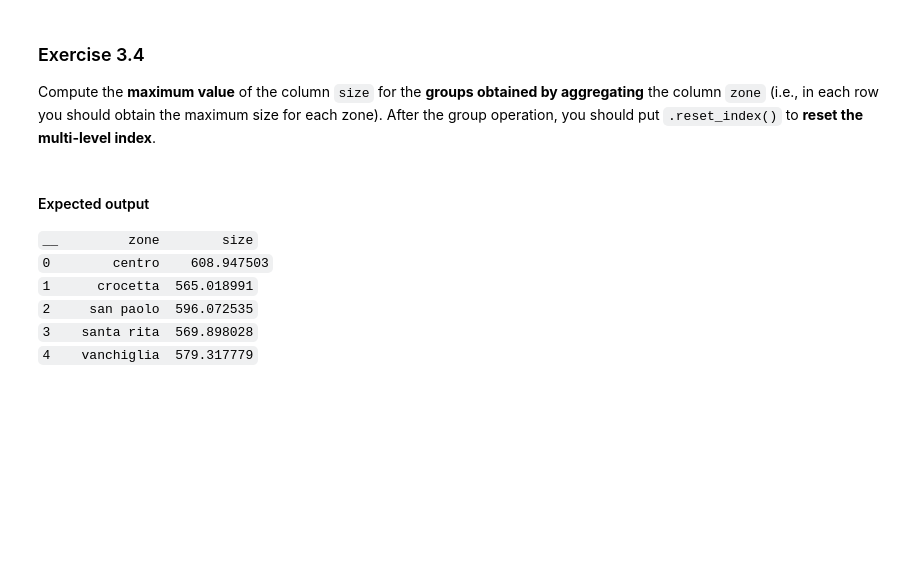
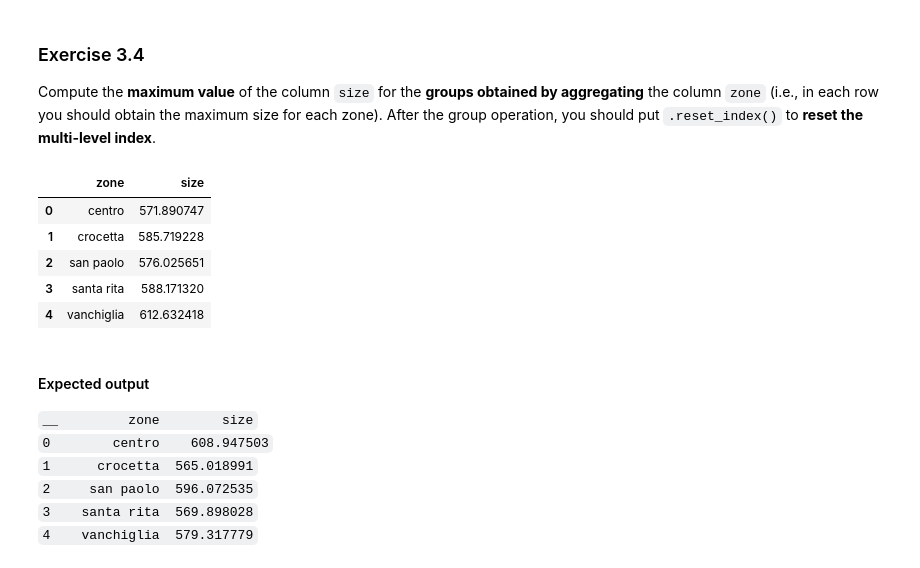
Before and after one commit to doroteaMonaco/LLM_basics, a Jupyter notebook: Machine Learnig Course/Lab4_Pandas/Lab4_Pandas.ipynb, the cells around one changed output. Saved outputs shown, nothing was run; the diff lists cells and outputs as text; code cells hidden in the pictures; blank space fills up the shorter version.

````diff
--- a/Machine Learnig Course/Lab4_Pandas/Lab4_Pandas.ipynb
+++ b/Machine Learnig Course/Lab4_Pandas/Lab4_Pandas.ipynb
@@ -610,8 +756,15 @@ Now, compute and print the mean of the `size` and `n_rooms` columns of the group
 Compute the **maximum value** of the column `size` for the **groups obtained by aggregating** the column `zone` (i.e., in each row you should obtain the maximum size for each zone). After the group operation, you should put `.reset_index()` to **reset the multi-level index**.
 # %%
 #### START CODE HERE (~1 line) ####
-
+df.groupby(["zone"])["size"].max().reset_index()
 #### END CODE HERE ####
+# %% [output]
+|  | zone | size |
+| 0 | centro | 571.890747 |
+| 1 | crocetta | 585.719228 |
+| 2 | san paolo | 576.025651 |
+| 3 | santa rita | 588.171320 |
+| 4 | vanchiglia | 612.632418 |
 # %% [markdown]
 #### Expected output
 ```__         zone        size```<br>
````
Also changed, not shown: parts of 27 cells of this notebook.
